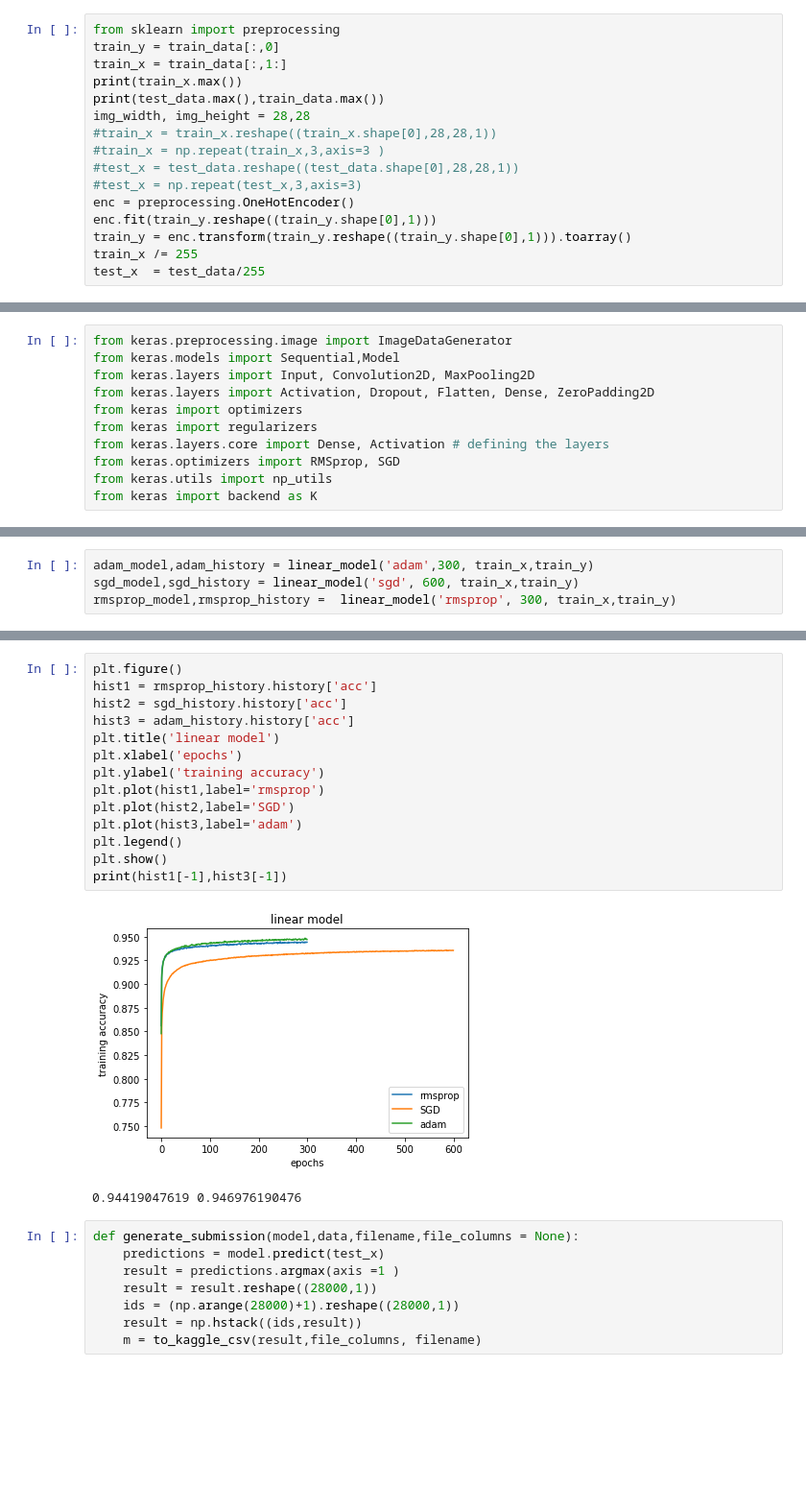
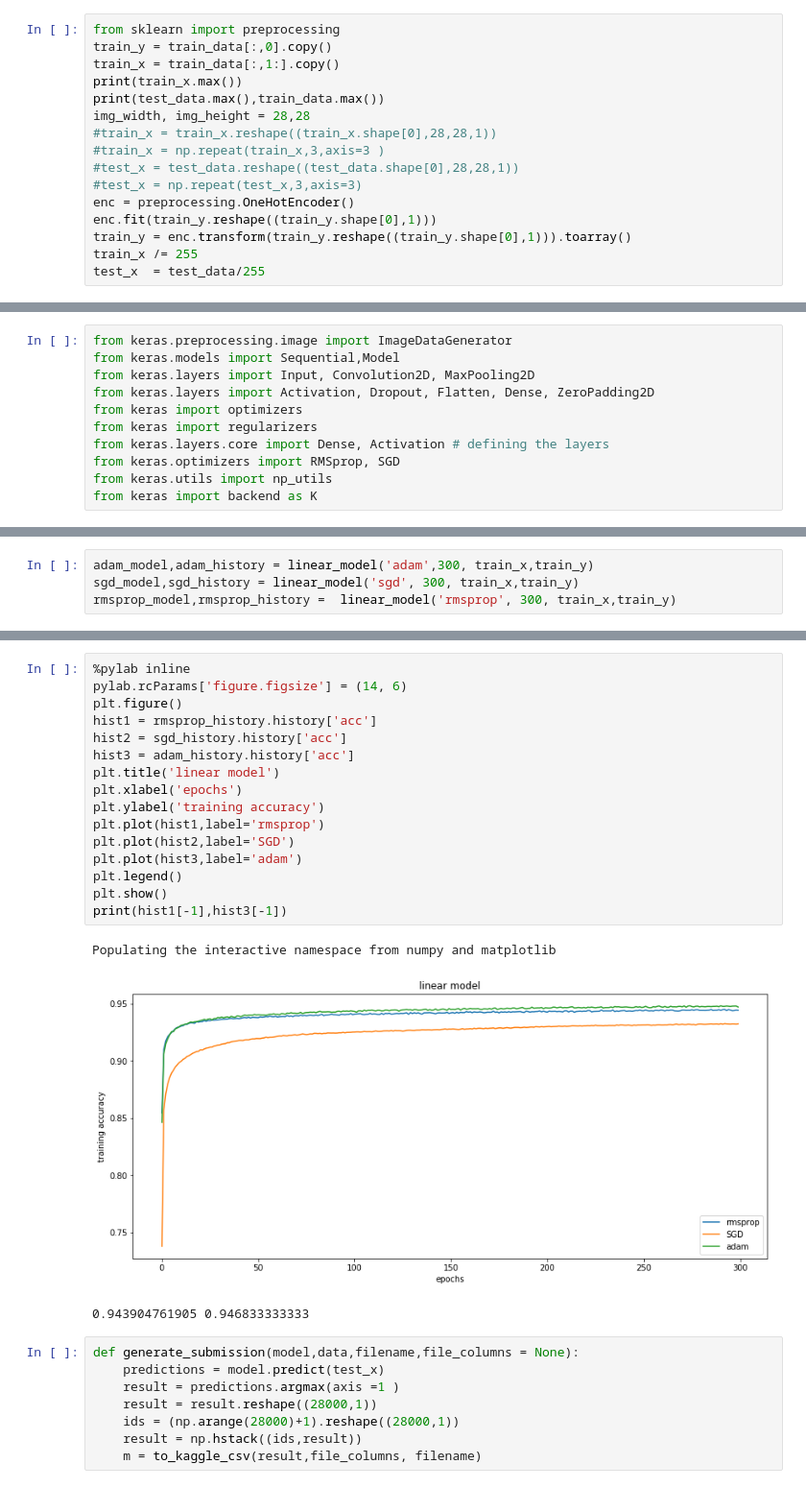
Before and after one commit to OmarMAmin/CS463-Deep-Learning-Labs, a Jupyter notebook: Lab6 MNIST/1- Lab6 MNIST Beginner to Advanced - Linear Models.ipynb, the cells around one changed output, grey strips where cells are left out. Shown: that part at 96% size. Cells and saved outputs as stored; diff of their text form; blank space fills up the shorter version.

```diff
--- a/Lab6 MNIST/1- Lab6 MNIST Beginner to Advanced - Linear Models.ipynb
+++ b/Lab6 MNIST/1- Lab6 MNIST Beginner to Advanced - Linear Models.ipynb
@@ -13,8 +13,8 @@ train_data = np.genfromtxt(delimiter=',',fname='train.csv',skip_header=True)
 test_data = np.genfromtxt(delimiter=',',fname='test.csv',skip_header=True)
 # %%
 from sklearn import preprocessing
-train_y = train_data[:,0]
-train_x = train_data[:,1:]
+train_y = train_data[:,0].copy()
+train_x = train_data[:,1:].copy()
 print(train_x.max())
 print(test_data.max(),train_data.max())
 img_width, img_height = 28,28
@@ -79,7 +75,7 @@ def linear_model(optimizer,epochs,train_x,train_y,regularization = 0,valid_x = N
     return linear_model,history
 # %%
 adam_model,adam_history = linear_model('adam',300, train_x,train_y)
-sgd_model,sgd_history = linear_model('sgd', 600, train_x,train_y)
+sgd_model,sgd_history = linear_model('sgd', 300, train_x,train_y)
 rmsprop_model,rmsprop_history =  linear_model('rmsprop', 300, train_x,train_y)
 # %% [output]
 Epoch 1/300
@@ -102,20 +98,23 @@ Epoch 300/300
 # %%
+%pylab inline
+pylab.rcParams['figure.figsize'] = (14, 6)
 plt.figure()
 hist1 = rmsprop_history.history['acc']
 hist2 = sgd_history.history['acc']
 hist3 = adam_history.history['acc']
 plt.title('linear model')
 plt.xlabel('epochs')
 plt.ylabel('training accuracy')
 plt.plot(hist1,label='rmsprop')
 plt.plot(hist2,label='SGD')
 plt.plot(hist3,label='adam')
 plt.legend()
 plt.show()
 print(hist1[-1],hist3[-1])
 # %% [output]
+Populating the interactive namespace from numpy and matplotlib
-[figure, old version]
+[figure, new version]
-0.94419047619 0.946976190476
+0.943904761905 0.946833333333
 # %%
 def generate_submission(model,data,filename,file_columns = None):
     predictions = model.predict(test_x)
```
Also changed, not shown: parts of 6 cells of this notebook, 3 other files.
